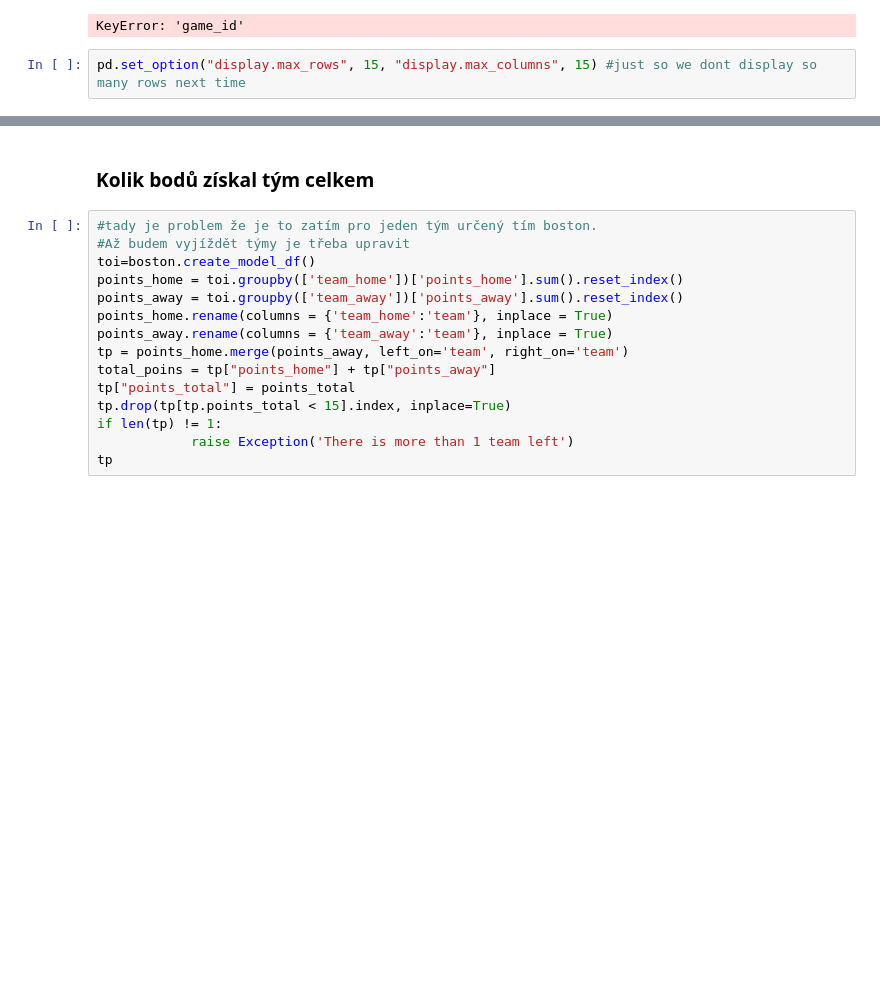
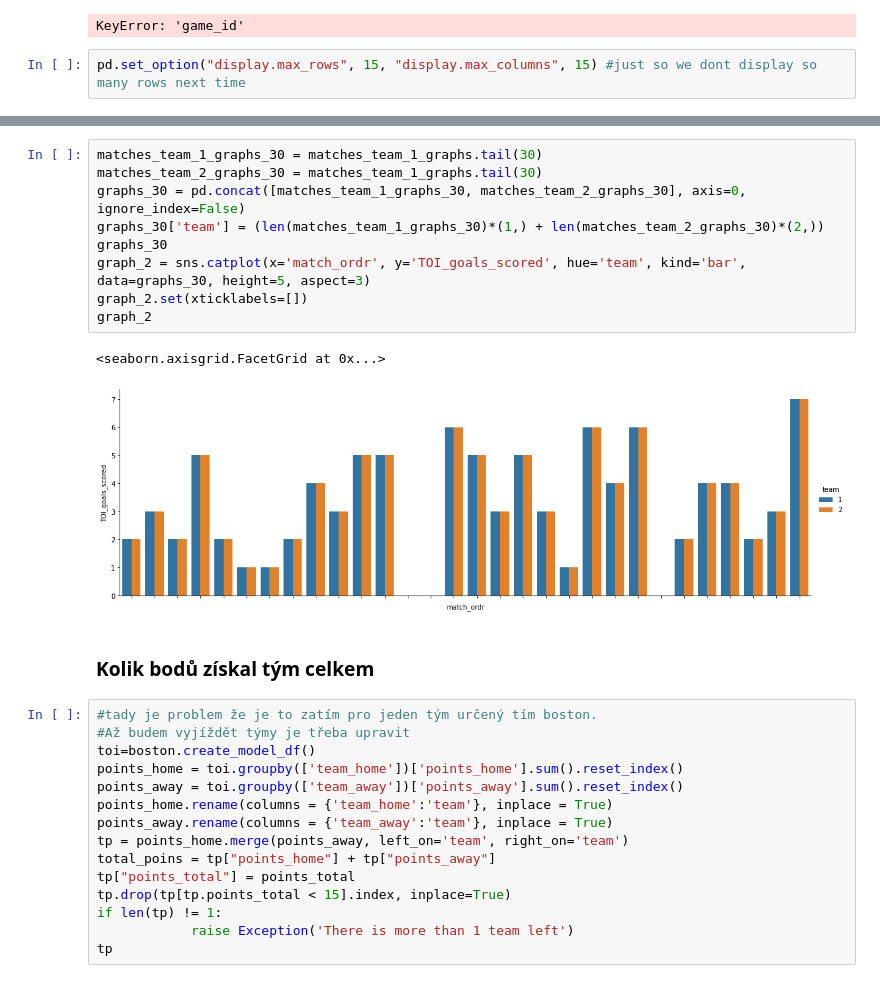
Before and after one commit to pajaKr/nhl_project, a Jupyter notebook: nhl_project.ipynb, the cells around one changed output, grey strips where cells are left out. Drawn from its saved outputs; the diff is of its cells as text; blank space fills up the shorter version.

```diff
--- a/nhl_project.ipynb
+++ b/nhl_project.ipynb
@@ -571,3 +610,15 @@ matches_between_them_ids
+# %%
+matches_team_1_graphs_30 = matches_team_1_graphs.tail(30)
+matches_team_2_graphs_30 = matches_team_1_graphs.tail(30)
+graphs_30 = pd.concat([matches_team_1_graphs_30, matches_team_2_graphs_30], axis=0, ignore_index=False)
+graphs_30['team'] = (len(matches_team_1_graphs_30)*(1,) + len(matches_team_2_graphs_30)*(2,))
+graphs_30
+graph_2 = sns.catplot(x='match_ordr', y='TOI_goals_scored', hue='team', kind='bar', data=graphs_30, height=5, aspect=3)
+graph_2.set(xticklabels=[])
+graph_2
+# %% [output]
+<seaborn.axisgrid.FacetGrid at 0x...>
+[figure, added]
 # %% [markdown]
 ### Kolik bodů získal tým celkem
 # %%
```
Also changed, not shown: parts of 5 cells of this notebook.
